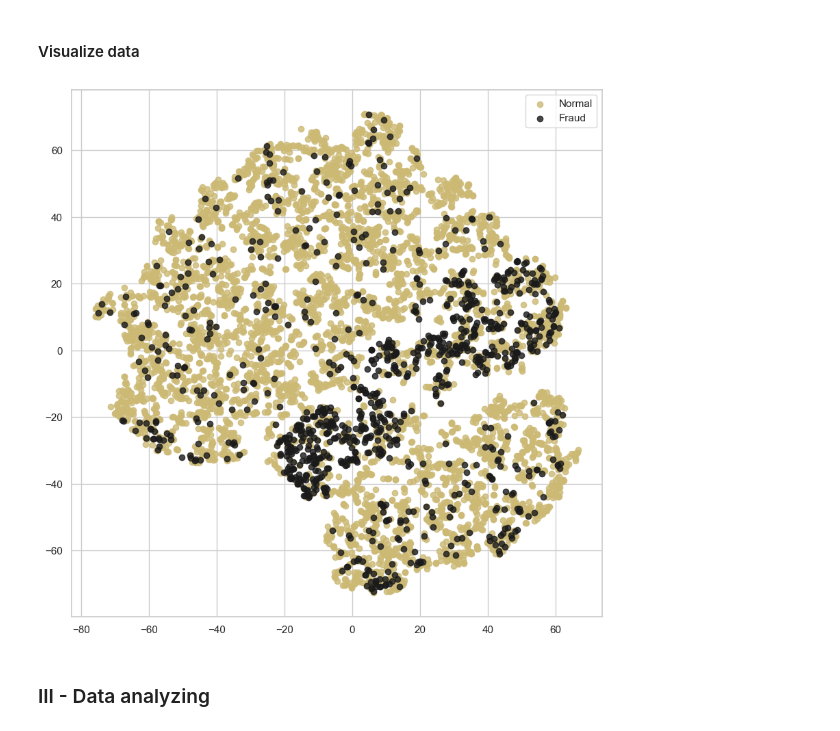
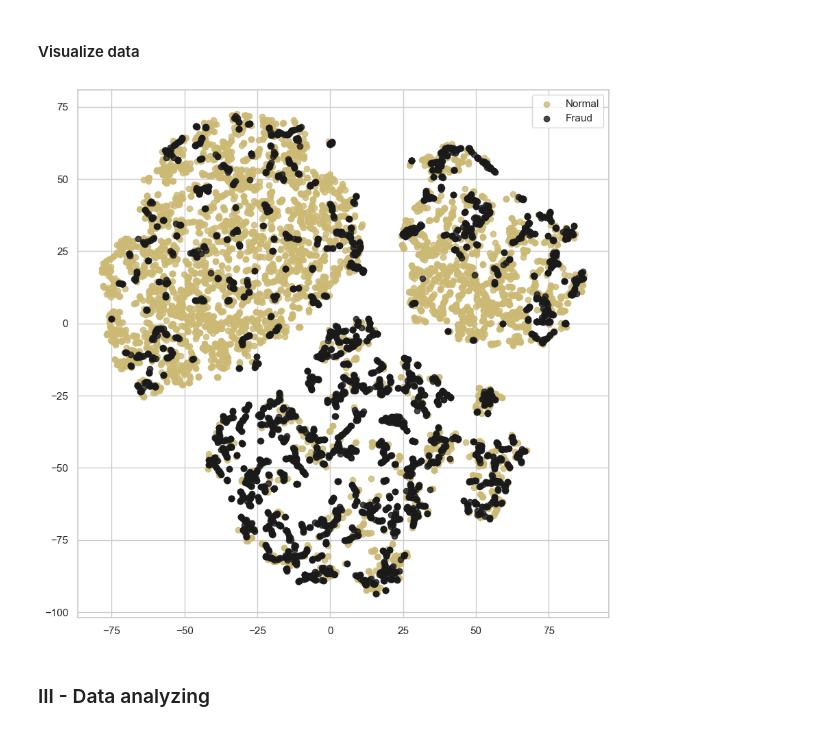
Before and after one commit to WeksteinEyal/detection_fraude, a Jupyter notebook: Autoencoder_detection_fraudes.ipynb, the cells around one changed output. Saved outputs shown, nothing was run; the diff lists cells and outputs as text; code cells hidden in the pictures.

Commit message:
Ajout de GridSearchCV, smote et autres modifs

```diff
--- a/Autoencoder_detection_fraudes.ipynb
+++ b/Autoencoder_detection_fraudes.ipynb
@@ -216,0 +210,11 @@ output_layer = Dense(X.shape[1], activation='relu')(decoded)
+# %%
+autoencoder_model = KerasClassifier(build_fn=create_autoencoder_model, verbose=0)
+
+grid = GridSearchCV(estimator=autoencoder_model, param_grid=param_grid, scoring='accuracy', cv=3)
+grid_result = grid.fit(X_train_resampled, X_train_resampled)
+
+print("Best Parameters: ", grid_result.best_params_)
+print("Best Accuracy: ", grid_result.best_score_)
+
+best_autoencoder = grid_result.best_estimator_.model
+autoencoder = best_autoencoder
@@ -217,13 +236,10 @@ output_layer = Dense(X.shape[1], activation='relu')(decoded)
 # %% [markdown]
 #### Train model
 # %%
-autoencoder = Model(input_layer, output_layer)
-autoencoder.compile(optimizer='adadelta', loss='mse')
-
-autoencoder.fit(X_normal_scaled,
-                X_normal_scaled,
+autoencoder.fit(X_train_resampled,
+                X_train_resampled,
                 batch_size = 16,
-                epochs = 10,
+                epochs = 20,
                 shuffle = True,
                 validation_split = 0.20)
 # %% [output]
@@ -256,6 +269,5 @@ hidden_representation.add(autoencoder.layers[0])
 hidden_representation.add(autoencoder.layers[1])
 hidden_representation.add(autoencoder.layers[2])
 hidden_representation.add(autoencoder.layers[3])
-hidden_representation.add(autoencoder.layers[4])
 # %% [markdown]
 #### Encode data
@@ -272,0 +274,5 @@ encoded_y = np.append(y_normal, y_fraud)
+# %%
+resampled_hidden_rep = hidden_representation.predict(X_train_resampled)
+
+encoded_X = resampled_hidden_rep
+y_resampled = y_train_resampled
@@ -273,9 +281,9 @@ encoded_y = np.append(y_normal, y_fraud)
 # %% [markdown]
 #### Visualize data
 # %%
-data_plot(encoded_X, encoded_y)
+data_plot(encoded_X, y_resampled)
 # %% [output]
-[figure, old version]
+[figure, new version]
 # %% [markdown]
 ### III - Data analyzing
 # %% [markdown]
```
Also changed, not shown: parts of 16 cells of this notebook.
